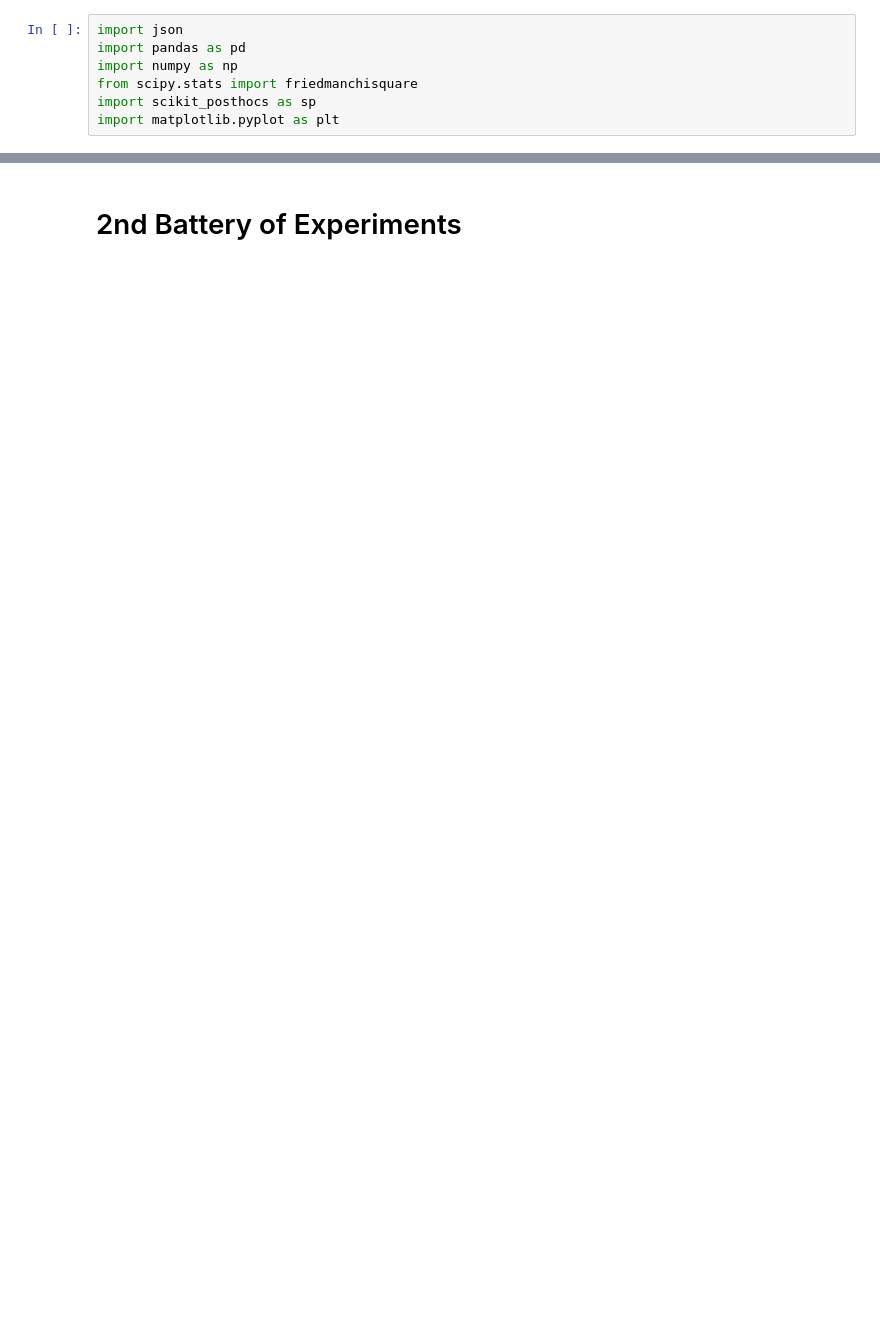
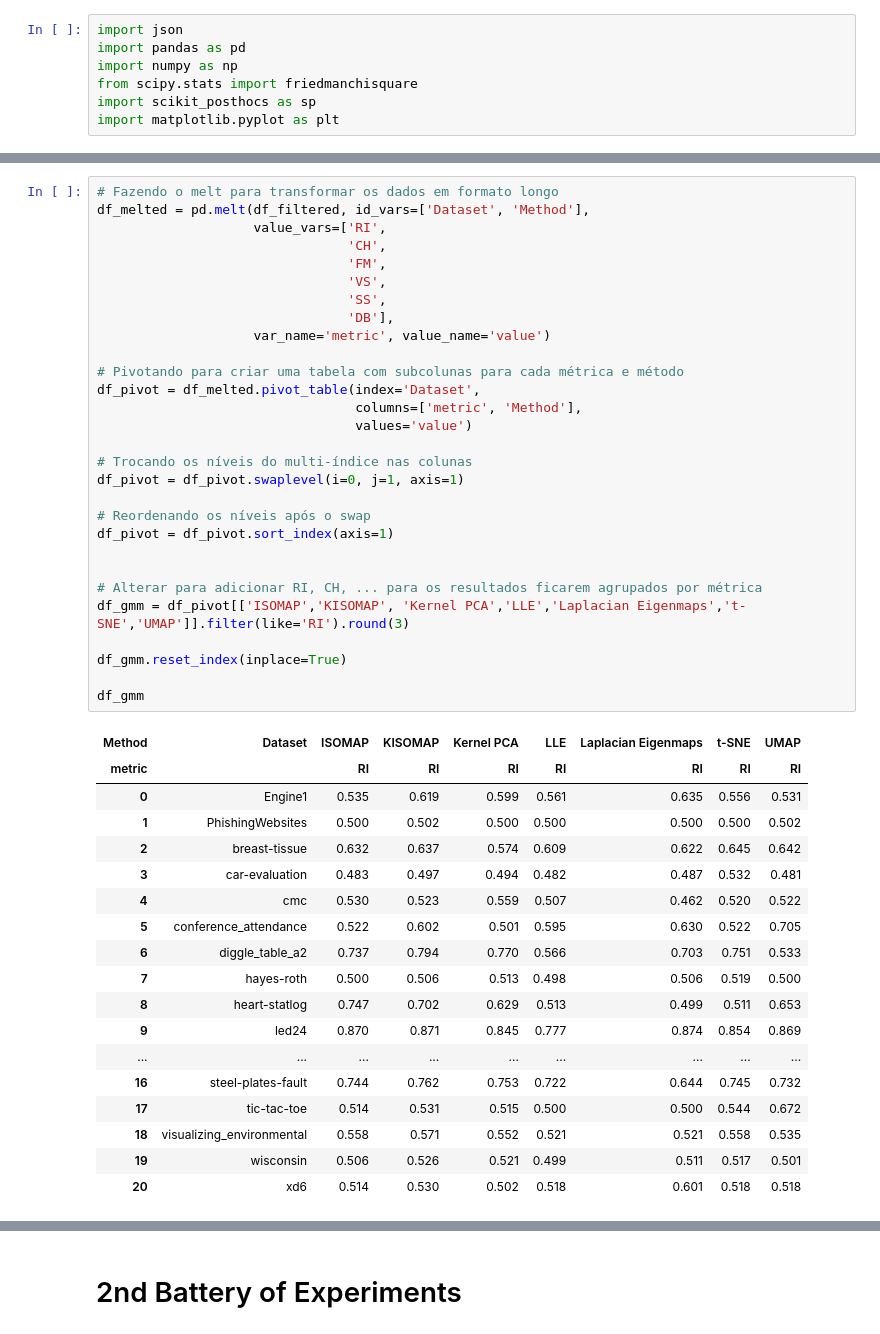
Before and after one commit to gustavochavari/curvature-based-isomap, a Jupyter notebook: experiments/results.ipynb, the cells around one changed output, grey strips where cells are left out. Drawn from its saved outputs; the diff is of its cells as text; blank space fills up the shorter version.

```diff
--- a/experiments/results.ipynb
+++ b/experiments/results.ipynb
@@ -100,0 +125,48 @@ results_df
+# %%
+# Fazendo o melt para transformar os dados em formato longo
+df_melted = pd.melt(df_filtered, id_vars=['Dataset', 'Method'],
+                    value_vars=['RI',
+                                'CH',
+                                'FM',
+                                'VS',
+                                'SS',
+                                'DB'],
+                    var_name='metric', value_name='value')
+
+# Pivotando para criar uma tabela com subcolunas para cada métrica e método
+df_pivot = df_melted.pivot_table(index='Dataset',
+                                 columns=['metric', 'Method'],
+                                 values='value')
+
+# Trocando os níveis do multi-índice nas colunas
+df_pivot = df_pivot.swaplevel(i=0, j=1, axis=1)
+
+# Reordenando os níveis após o swap
+df_pivot = df_pivot.sort_index(axis=1)
+
+
+# Alterar para adicionar RI, CH, ... para os resultados ficarem agrupados por métrica
+df_gmm = df_pivot[['ISOMAP','KISOMAP', 'Kernel PCA','LLE','Laplacian Eigenmaps','t-SNE','UMAP']].filter(like='RI').round(3)
+
+df_gmm.reset_index(inplace=True)
+
+df_gmm
+# %% [output]
+| Method | Dataset | ISOMAP | KISOMAP | Kernel PCA | LLE | Laplacian Eigenmaps | t-SNE | UMAP |
+| metric |  | RI | RI | RI | RI | RI | RI | RI |
+| 0 | Engine1 | 0.535 | 0.619 | 0.599 | 0.561 | 0.635 | 0.556 | 0.531 |
+| 1 | PhishingWebsites | 0.500 | 0.502 | 0.500 | 0.500 | 0.500 | 0.500 | 0.502 |
+| 2 | breast-tissue | 0.632 | 0.637 | 0.574 | 0.609 | 0.622 | 0.645 | 0.642 |
+| 3 | car-evaluation | 0.483 | 0.497 | 0.494 | 0.482 | 0.487 | 0.532 | 0.481 |
+| 4 | cmc | 0.530 | 0.523 | 0.559 | 0.507 | 0.462 | 0.520 | 0.522 |
+| 5 | conference_attendance | 0.522 | 0.602 | 0.501 | 0.595 | 0.630 | 0.522 | 0.705 |
+| 6 | diggle_table_a2 | 0.737 | 0.794 | 0.770 | 0.566 | 0.703 | 0.751 | 0.533 |
+| 7 | hayes-roth | 0.500 | 0.506 | 0.513 | 0.498 | 0.506 | 0.519 | 0.500 |
+| 8 | heart-statlog | 0.747 | 0.702 | 0.629 | 0.513 | 0.499 | 0.511 | 0.653 |
+| 9 | led24 | 0.870 | 0.871 | 0.845 | 0.777 | 0.874 | 0.854 | 0.869 |
+| ... | ... | ... | ... | ... | ... | ... | ... | ... |
+| 16 | steel-plates-fault | 0.744 | 0.762 | 0.753 | 0.722 | 0.644 | 0.745 | 0.732 |
+| 17 | tic-tac-toe | 0.514 | 0.531 | 0.515 | 0.500 | 0.500 | 0.544 | 0.672 |
+| 18 | visualizing_environmental | 0.558 | 0.571 | 0.552 | 0.521 | 0.521 | 0.558 | 0.535 |
+| 19 | wisconsin | 0.506 | 0.526 | 0.521 | 0.499 | 0.511 | 0.517 | 0.501 |
+| 20 | xd6 | 0.514 | 0.530 | 0.502 | 0.518 | 0.601 | 0.518 | 0.518 |
```
Also changed, not shown: parts of 26 cells of this notebook, 11 other files.
